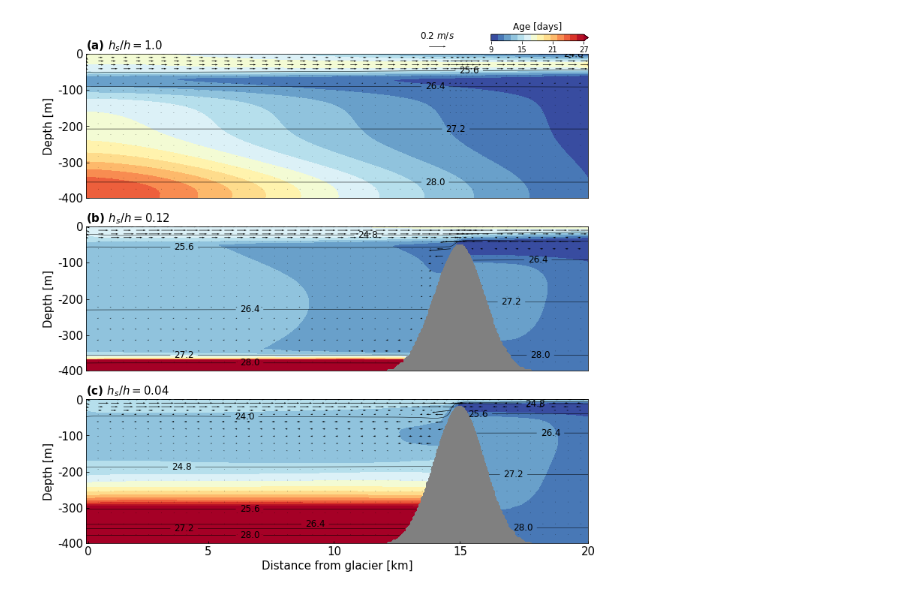
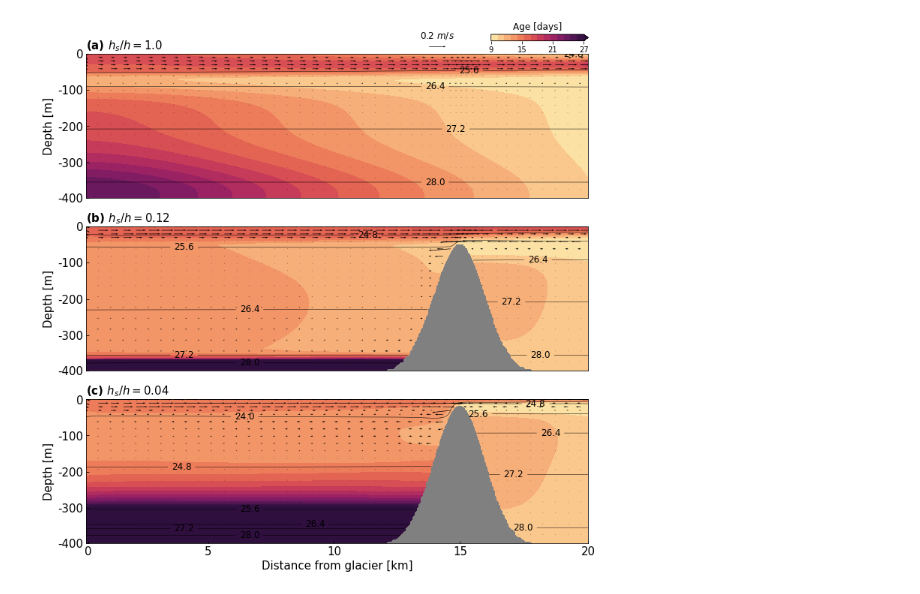
Before and after one commit to weiyangbao/Jupyter-Iceplume, a Jupyter notebook: Fjord Modeling/5-ptracer.ipynb, the cells around one changed output. Saved outputs shown, nothing was run; the diff lists cells and outputs as text; code cells hidden in the pictures.

```diff
--- a/Fjord Modeling/5-ptracer.ipynb
+++ b/Fjord Modeling/5-ptracer.ipynb
@@ -111,7 +112,8 @@ def interp_vel (x, z, data, x_interp, z_interp):
 fig1, (ax1, ax2, ax3) = plt.subplots(3,1, sharex=True, figsize=(12,12))
 
 cm = np.linspace(9,27,15) # Contour range
-cmap = 'RdYlBu_r'
+cmap = cmocean.cm.matter
+#cmap = 'plasma_r'
 
 x_dist = x1
 depth = z1
@@ -227,33 +229,33 @@ x1_sill = x1[sl:sr]
 
 n = 5
 Q_1s = ax1.quiver(x1_sill[::10],z1[::n],u1_sill[::n,::10], w1_sill[::n,::10],scale=6, width=0.001, color='k')
 u1[:,sl:sr] = 'nan'
 w1[:,sl:sr] = 'nan'
 Q_1 = ax1.quiver(x1[::n],z1[::n],u1[::n,::n], w1[::n,::n],scale=6, width=0.001, color='k')
 ax1.quiverkey(Q_1, 0.7, 1.05, 0.2, r'0.2 $m/s$', fontproperties={'size':12}, coordinates='axes')
 
 
 u2_sill = u2[:,sl:sr]
 w2_sill = w2[:,sl:sr]
 x2_sill = x2[sl:sr]
 Q_2s = ax2.quiver(x2_sill[::10],z2[::n],u2_sill[::n,::10], w2_sill[::n,::10],scale=6, width=0.001, color='k')
 u2[:,sl:sr] = 'nan'
 w2[:,sl:sr] = 'nan'
 Q_2 = ax2.quiver(x2[::n],z2[::n],u2[::n,::n], w2[::n,::n],scale=6, width=0.001, color='k')
 
 
 u3_sill = u3[:,sl:sr]
 w3_sill = w3[:,sl:sr]
 x3_sill = x3[sl:sr]
 Q_3s = ax3.quiver(x3_sill[::10],z3[::n],u3_sill[::n,::10], w3_sill[::n,::10],scale=6, width=0.001, color='k')
 
 u3[:,sl:sr] = 'nan'
 w3[:,sl:sr] = 'nan'
 Q_3 = ax3.quiver(x3[::n],z3[::n],u3[::n,::n], w3[::n,::n],scale=6, width=0.001, color='k')
 
 
 plt.show()
 # %% [output]
-[figure, old version]
+[figure, new version]
 # %%
 x1
```
Also changed, not shown: parts of 3 cells of this notebook.
